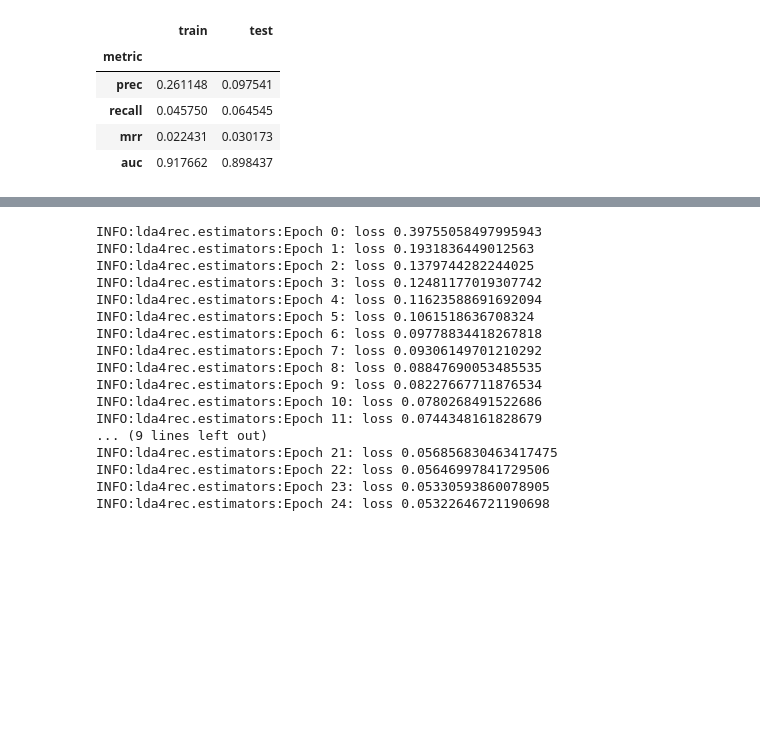
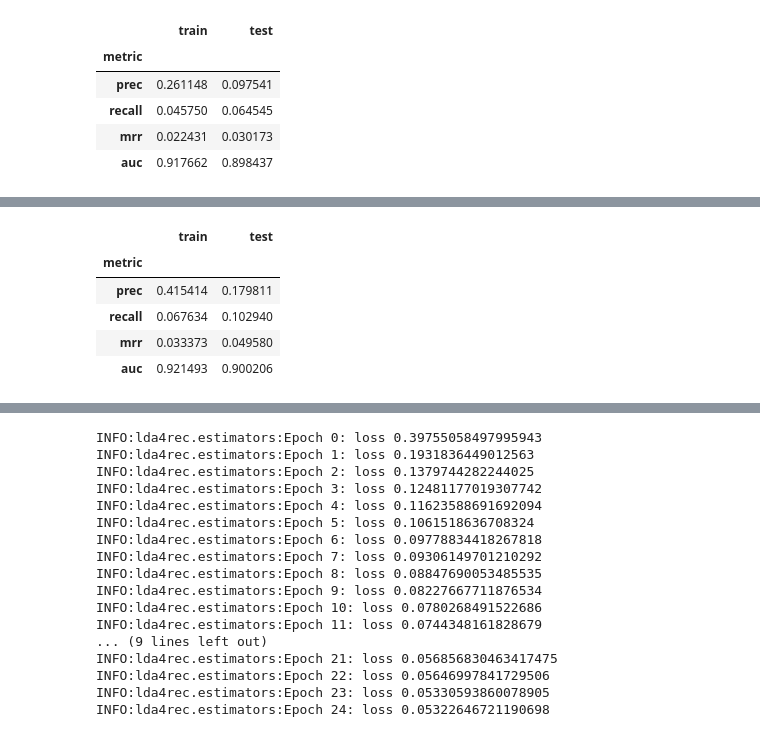
Before and after one commit to FlorianWilhelm/lda4rec, a Jupyter notebook: notebooks/01-experimenting.ipynb, the cells around one changed output, grey strips where cells are left out. Drawn from its saved outputs; the diff is of its cells as text; code cells hidden in the pictures; blank space fills up the shorter version.

```diff
--- a/notebooks/01-experimenting.ipynb
+++ b/notebooks/01-experimenting.ipynb
@@ -150,0 +152,9 @@ tensor([[ 2.4484, -2.1536, -2.6832, -2.1182, -0.4593, -2.4951, -3.5172, -2.9929]
+# %%
+summary(sbi_est, train=train, test=test)
+# %% [output]
+|  | train | test |
+| metric |  |  |
+| prec | 0.415414 | 0.179811 |
+| recall | 0.067634 | 0.102940 |
+| mrr | 0.033373 | 0.049580 |
+| auc | 0.921493 | 0.900206 |
```
Also changed, not shown: parts of 7 cells of this notebook, 3 other files.
